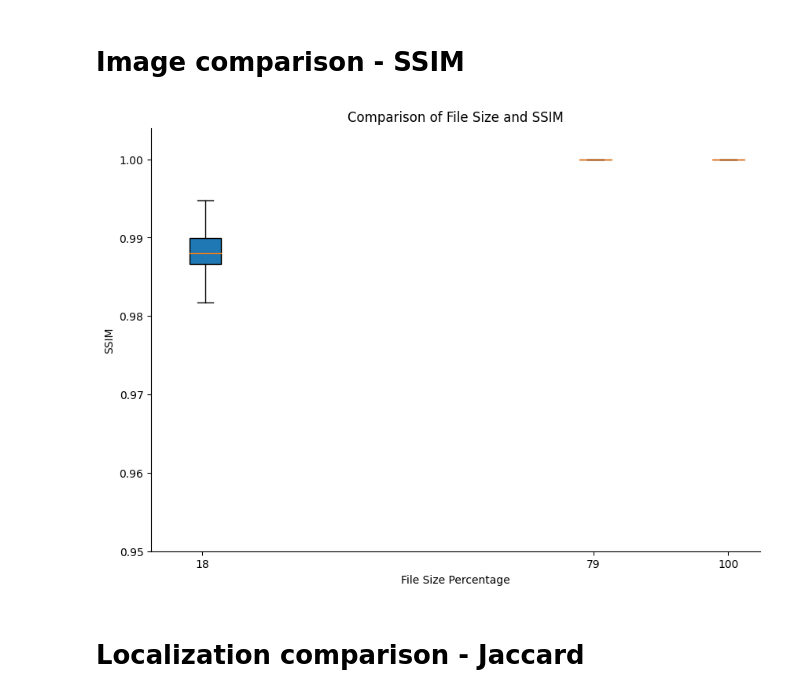
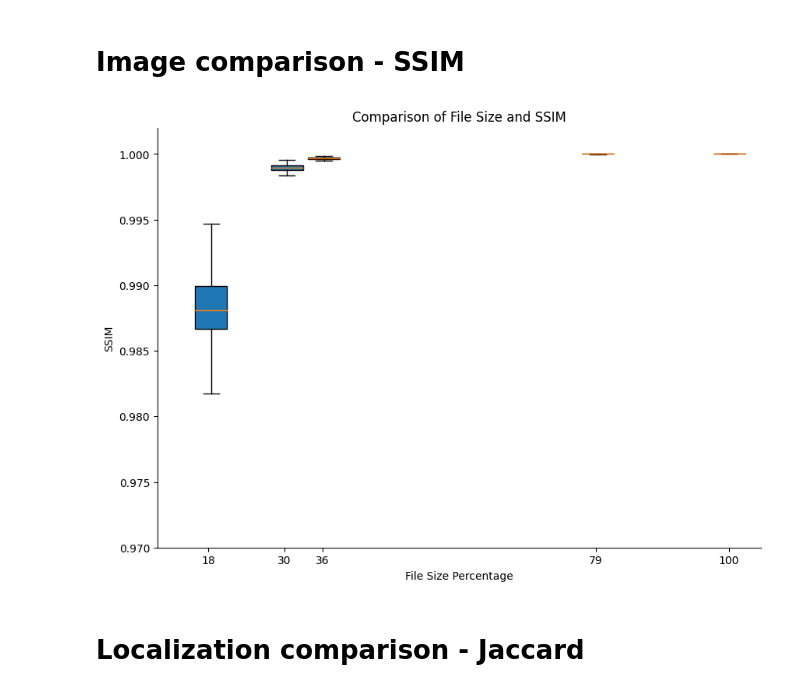
Before and after one commit to dgound/SPARZ, a Jupyter notebook: extra_code/plot_figure_3.ipynb, the cells around one changed output. Cells and saved outputs as stored; diff of their text form; code cells hidden in the pictures.

Commit message:
Update plotting script

```diff
--- a/extra_code/plot_figure_3.ipynb
+++ b/extra_code/plot_figure_3.ipynb
@@ -199,7 +199,7 @@ csv_file = '/Users/laurabreimann/Desktop/nir_ssim.csv'
 ssim_single_df = pd.read_csv(csv_file)
 
 # Specify the folders you want to include in the plot
-selected_folders = ['sparz_k7_rt55_lev0', 'sparz_k7_rt55_lev3']
+selected_folders = ['sparz_k7_rt55_lev0','sparz_k7_rt55_lev1', 'sparz_k7_rt55_lev2',  'sparz_k7_rt55_lev3']
 
 # Filter the DataFrame for the selected folders
 filtered_df = ssim_single_df[ssim_single_df['Folder'].isin(selected_folders)]
@@ -218,36 +218,36 @@ combined_df = pd.concat([filtered_df, raw_image_data])
 data_for_plotting = []
 positions = []
 
 for folder in selected_folders + ['Raw Image']:
     folder_data = combined_df[combined_df['Folder'] == folder]['SSIM']
     folder_size = combined_df[combined_df['Folder'] == folder]['percentage_size'].mean()
     data_for_plotting.append(folder_data)
     positions.append(folder_size)
 
 # Plotting
 plt.figure(figsize=(10, 7))
 plt.boxplot(data_for_plotting, positions=positions, widths=5, patch_artist=True, showfliers=False)
 
 plt.xlabel('File Size Percentage')
 plt.ylabel('SSIM')
-plt.ylim(0.95, 1.004)
+plt.ylim(0.97, 1.002)
 plt.xlim(10, 105)
 plt.title('Comparison of File Size and SSIM')
 
 # Customizing the plot appearance
 plt.grid(False)  # Remove the background lines
 plt.gca().spines['top'].set_visible(False)
 plt.gca().spines['right'].set_visible(False)
 
 # Round x-axis tick labels to the nearest integer
 plt.xticks(ticks=np.round(plt.gca().get_xticks()), labels=np.round(plt.gca().get_xticks()).astype(int))
 
 #Save the plot as PDF
-plt.savefig('/Users/laurabreimann/Documents/Postdoc/Colabs/Compression/data_for_localization/SSIM.pdf')
+plt.savefig('/Users/laurabreimann/Documents/Postdoc/Colabs/Compression/Figures/SSIM_Figure3b.pdf')
 
 plt.show()
 # %% [output]
-[figure, old version]
+[figure, new version]
 # %% [markdown]
 # Localization comparison - Jaccard
 # %% [markdown]
```
Also changed, not shown: 4 other files.
